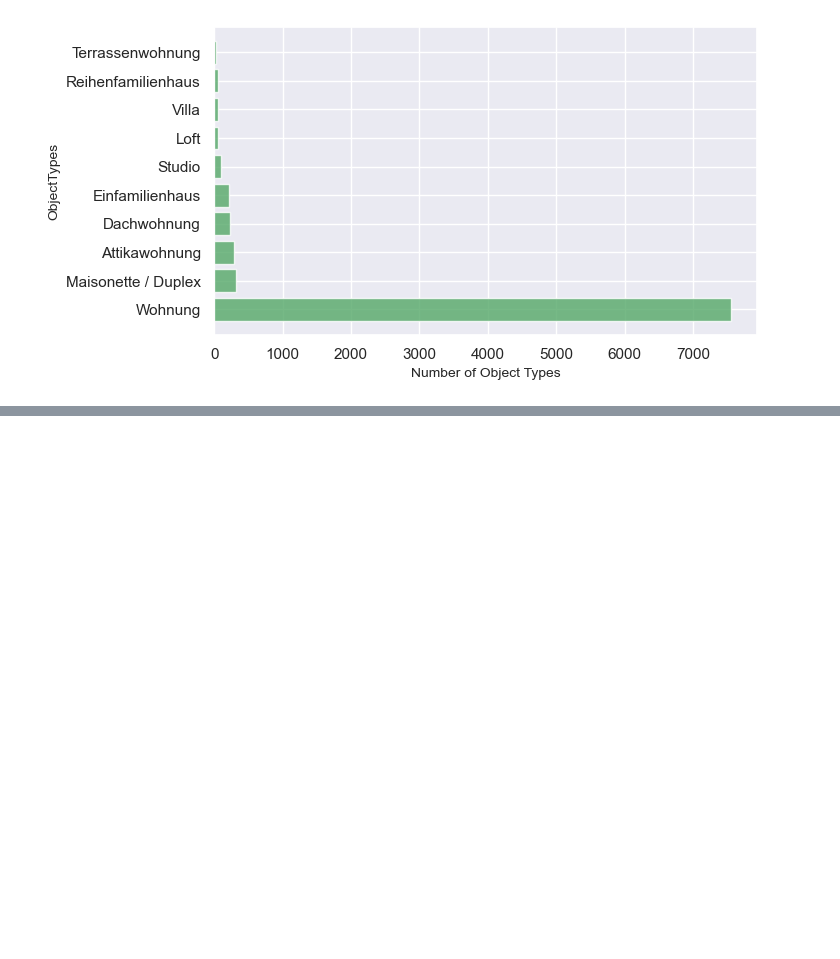
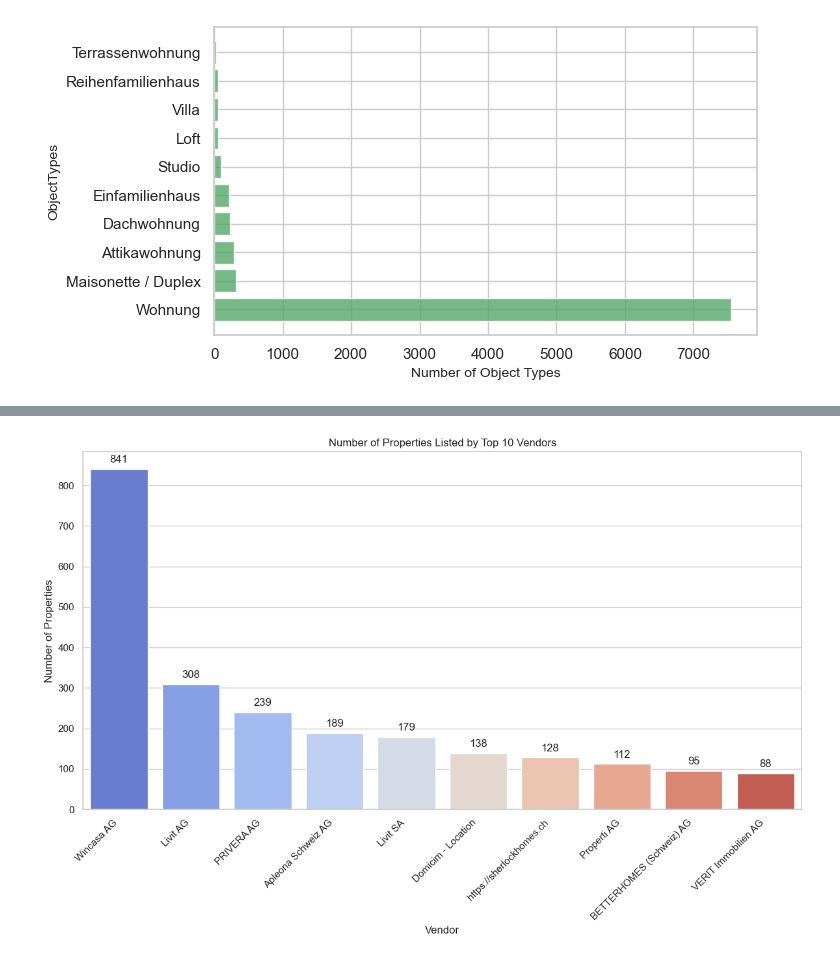
Before and after one commit to ElrasDeVayne/Immo-Projekt-DataScience, a Jupyter notebook: 20240401_EDA.ipynb, the cells around one changed output, grey strips where cells are left out. Cells and saved outputs as stored; diff of their text form; code cells hidden in the pictures; blank space fills up the shorter version.

```diff
--- a/20240401_EDA.ipynb
+++ b/20240401_EDA.ipynb
@@ -194,0 +242,36 @@ sns.boxplot(x=df_filtered_property_location_clean['SquareMeter'], color="g")
+# %%
+#Count of properties listed by each vendor-only top 10 vendors
+
+# Calculate counts for each vendor
+vendor_counts = df_filtered_property_location_clean['Vendor'].value_counts()
+
+# Get the top 10 vendors
+top_vendors = vendor_counts.nlargest(10).index
+
+# Filter the DataFrame to include only rows with the top 10 vendors
+top_vendors_data = df_filtered_property_location_clean[df_filtered_property_location_clean['Vendor'].isin(top_vendors)]
+
+# Apply Seaborn style
+sns.set(style="whitegrid")
+
+# Create a count plot for the 'Vendor' column with only the top 10 vendors
+plt.figure(figsize=(12, 8))
+ax = sns.countplot(x='Vendor', data=top_vendors_data, palette='coolwarm', order=top_vendors)
+
+# Rotate the x labels to prevent overlap
+plt.xticks(rotation=45, ha='right')
+
+# Add a title and labels
+plt.title('Number of Properties Listed by Top 10 Vendors')
+plt.xlabel('Vendor')
+plt.ylabel('Number of Properties')
+
+# Optional: Annotate each bar with the count
+for p in ax.patches:
+    ax.annotate(f'{int(p.get_height())}', (p.get_x() + p.get_width() / 2., p.get_height()),
+                ha='center', va='bottom', xytext=(0, 5), textcoords='offset points')
+
+plt.tight_layout()  # Adjust layout to fit the rotated x labels
+plt.show()
+# %% [output]
+[figure, added]
```
Also changed, not shown: parts of 15 cells of this notebook, 3 other files.
